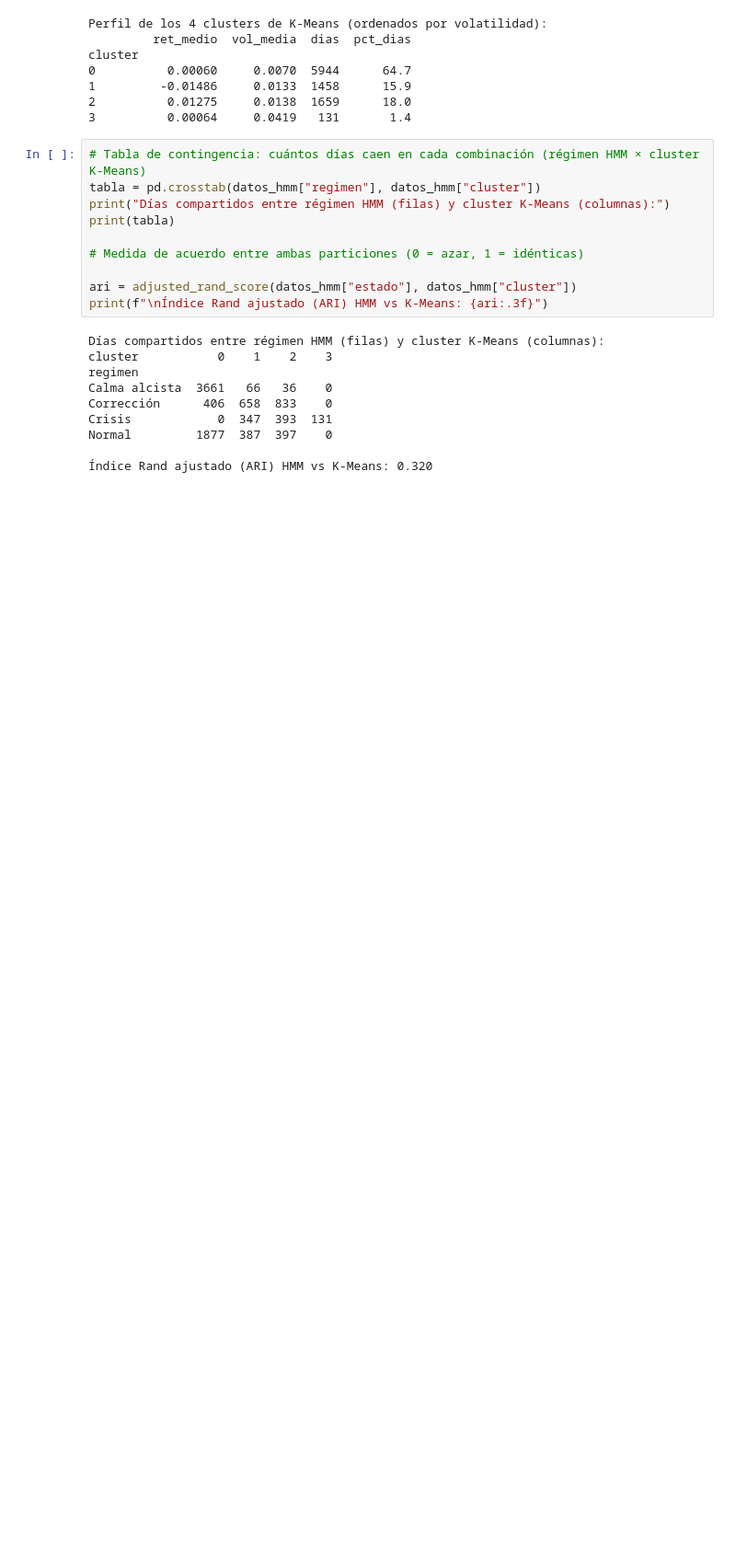
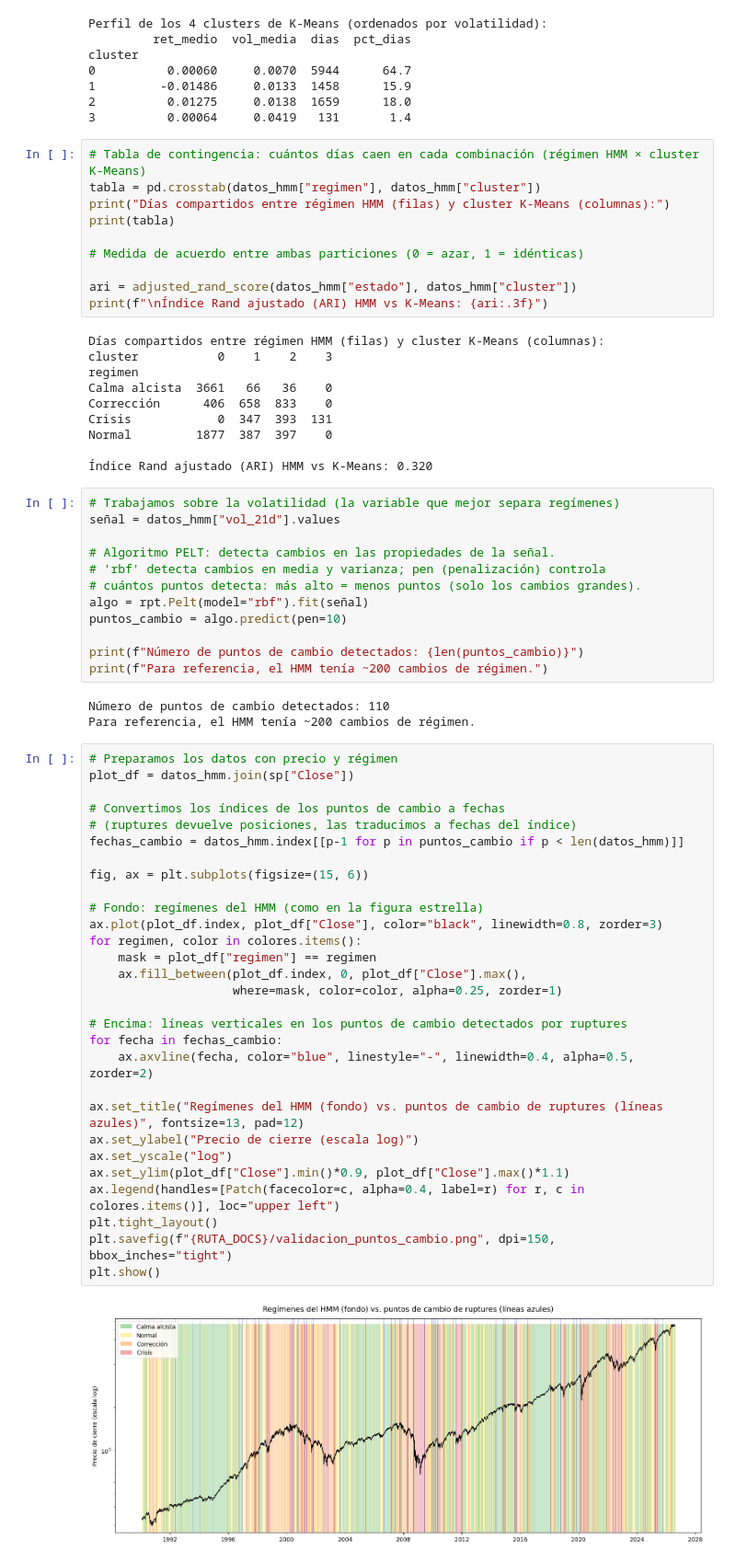
Before and after one commit to cristiangaymartin/tfm-estados-mercado, a Jupyter notebook: notebooks/02_regimenes.ipynb, the cells around one changed output. Shown at 92% size. Saved outputs shown, nothing was run; the diff lists cells and outputs as text; blank space fills up the shorter version.

Commit message:
Completa validación cruzada de regímenes (K-Means y puntos de cambio).

```diff
--- a/notebooks/02_regimenes.ipynb
+++ b/notebooks/02_regimenes.ipynb
@@ -495,3 +497,49 @@ Crisis            0  347  393  131
 Normal         1877  387  397    0
 
 Índice Rand ajustado (ARI) HMM vs K-Means: 0.320
+# %%
+# Trabajamos sobre la volatilidad (la variable que mejor separa regímenes)
+señal = datos_hmm["vol_21d"].values
+
+# Algoritmo PELT: detecta cambios en las propiedades de la señal.
+# 'rbf' detecta cambios en media y varianza; pen (penalización) controla
+# cuántos puntos detecta: más alto = menos puntos (solo los cambios grandes).
+algo = rpt.Pelt(model="rbf").fit(señal)
+puntos_cambio = algo.predict(pen=10)
+
+print(f"Número de puntos de cambio detectados: {len(puntos_cambio)}")
+print(f"Para referencia, el HMM tenía ~200 cambios de régimen.")
+# %% [output]
+Número de puntos de cambio detectados: 110
+Para referencia, el HMM tenía ~200 cambios de régimen.
+# %%
+# Preparamos los datos con precio y régimen
+plot_df = datos_hmm.join(sp["Close"])
+
+# Convertimos los índices de los puntos de cambio a fechas
+# (ruptures devuelve posiciones, las traducimos a fechas del índice)
+fechas_cambio = datos_hmm.index[[p-1 for p in puntos_cambio if p < len(datos_hmm)]]
+
+fig, ax = plt.subplots(figsize=(15, 6))
+
+# Fondo: regímenes del HMM (como en la figura estrella)
+ax.plot(plot_df.index, plot_df["Close"], color="black", linewidth=0.8, zorder=3)
+for regimen, color in colores.items():
+    mask = plot_df["regimen"] == regimen
+    ax.fill_between(plot_df.index, 0, plot_df["Close"].max(),
+                    where=mask, color=color, alpha=0.25, zorder=1)
+
+# Encima: líneas verticales en los puntos de cambio detectados por ruptures
+for fecha in fechas_cambio:
+    ax.axvline(fecha, color="blue", linestyle="-", linewidth=0.4, alpha=0.5, zorder=2)
+
+ax.set_title("Regímenes del HMM (fondo) vs. puntos de cambio de ruptures (líneas azules)", fontsize=13, pad=12)
+ax.set_ylabel("Precio de cierre (escala log)")
+ax.set_yscale("log")
+ax.set_ylim(plot_df["Close"].min()*0.9, plot_df["Close"].max()*1.1)
+ax.legend(handles=[Patch(facecolor=c, alpha=0.4, label=r) for r, c in colores.items()], loc="upper left")
+plt.tight_layout()
+plt.savefig(f"{RUTA_DOCS}/validacion_puntos_cambio.png", dpi=150, bbox_inches="tight")
+plt.show()
+# %% [output]
+[figure, added]
```
Also changed, not shown: parts of 2 cells of this notebook.
